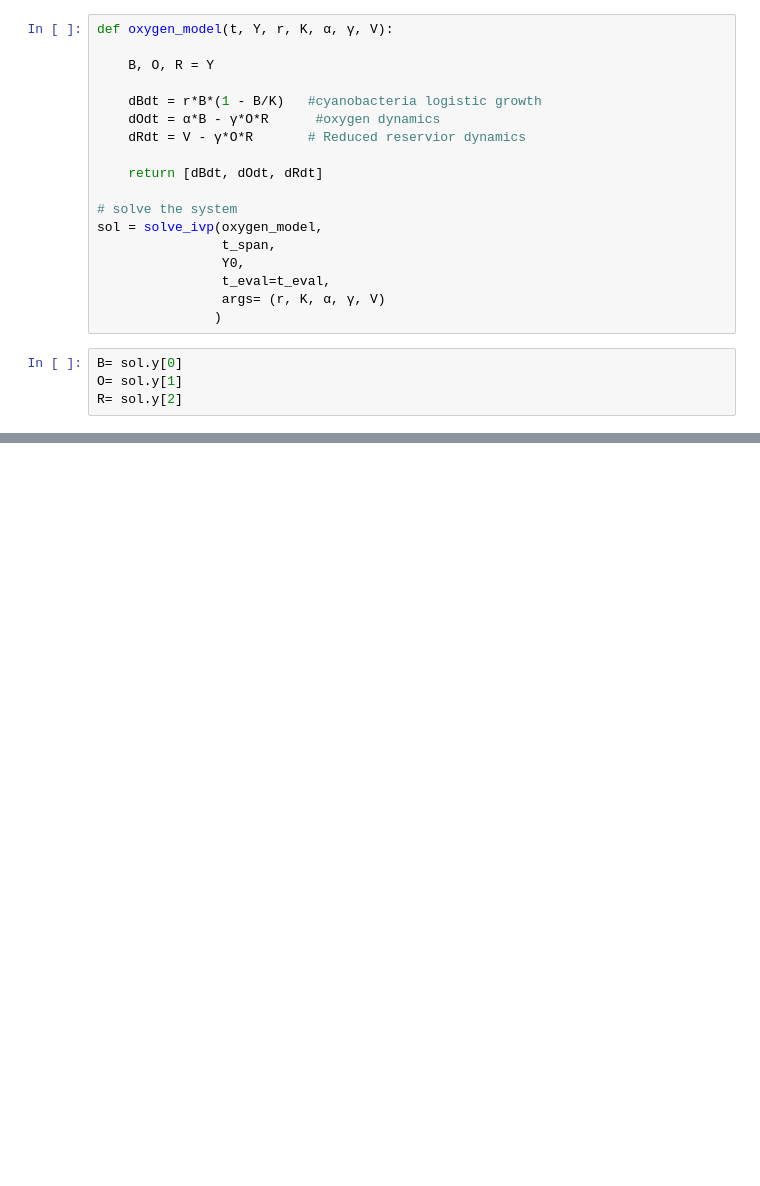
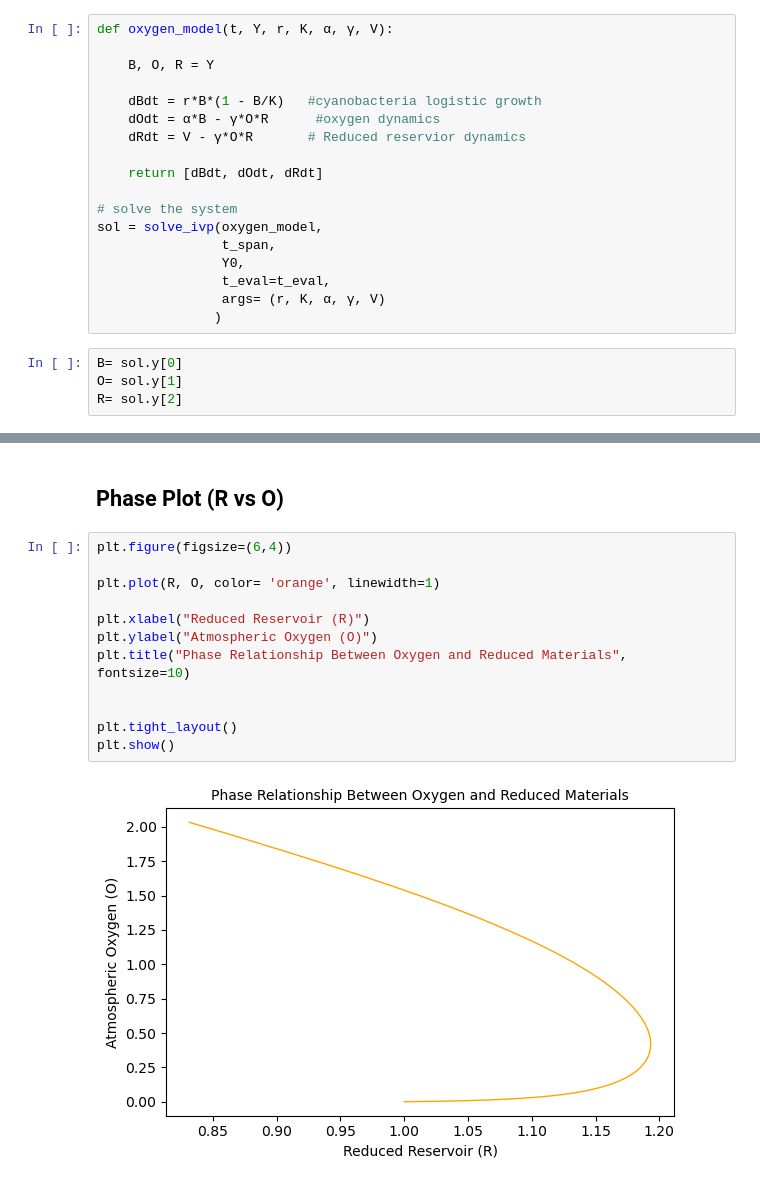
Before and after one commit to DataxEnv/GOE-oxygen-model, a Jupyter notebook: oxygenation_model.ipynb, the cells around one changed output, grey strips where cells are left out. Drawn from its saved outputs; the diff is of its cells as text; blank space fills up the shorter version.

```diff
--- a/oxygenation_model.ipynb
+++ b/oxygenation_model.ipynb
@@ -88,0 +90,16 @@ plt.show()
+# %% [markdown]
+## Phase Plot (R vs O)
+# %%
+plt.figure(figsize=(6,4))
+
+plt.plot(R, O, color= 'orange', linewidth=1)
+
+plt.xlabel("Reduced Reservoir (R)")
+plt.ylabel("Atmospheric Oxygen (O)")
+plt.title("Phase Relationship Between Oxygen and Reduced Materials", fontsize=10)
+
+
+plt.tight_layout()
+plt.show()
+# %% [output]
+[figure, added]
```
Also changed, not shown: parts of 7 cells of this notebook.
